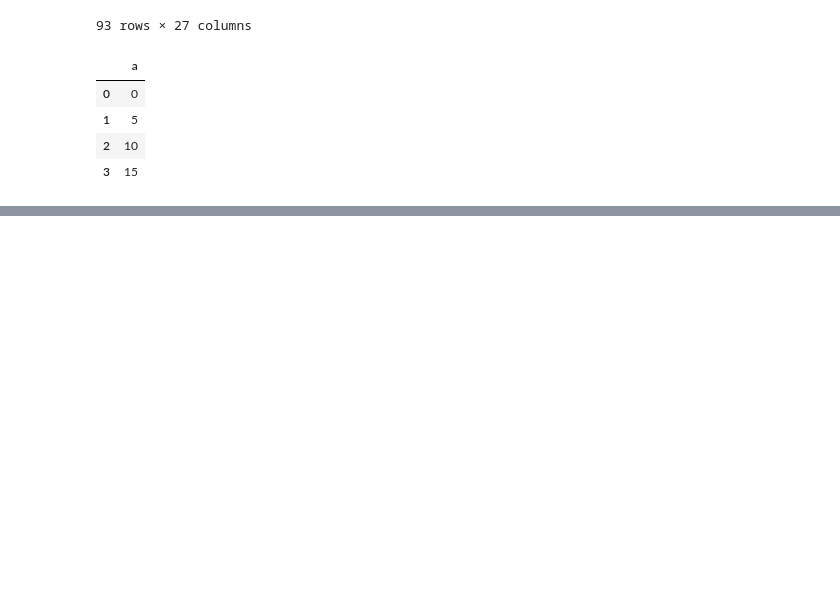
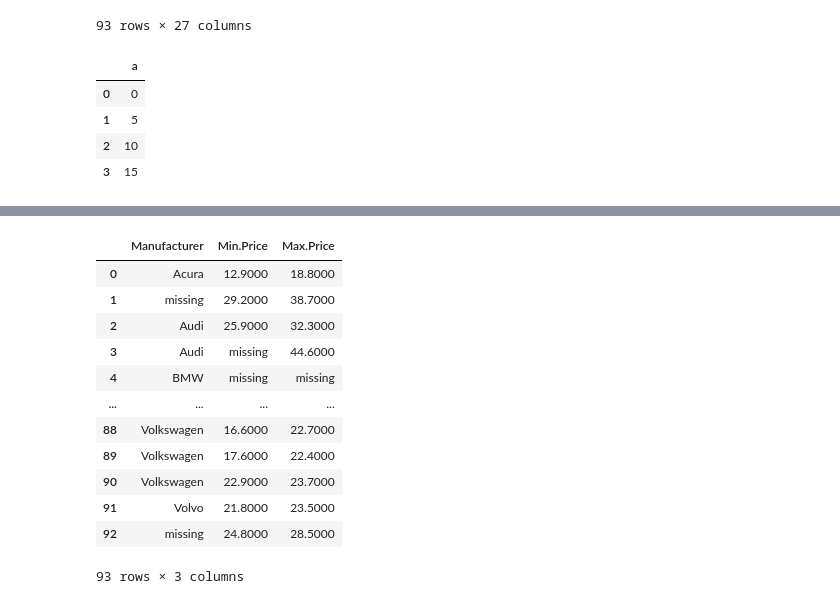
Before and after one commit to JinSuJinSu/jupyter-notebook, a Jupyter notebook: Pandas Exercises 41~50.ipynb, the cells around one changed output, grey strips where cells are left out. Saved outputs shown, nothing was run; the diff lists cells and outputs as text; code cells hidden in the pictures; blank space fills up the shorter version.

```diff
--- a/Pandas Exercises 41~50.ipynb
+++ b/Pandas Exercises 41~50.ipynb
@@ -115,0 +165,8 @@ df = pd.DataFrame(np.arange(20).reshape(-1, 5), columns=list('abcde'))
+# %%
+#Exercise47
+#Suppress scientific notations like ‘e-03’ in df and print upto 4 numbers after decimal.
+
+df = pd.DataFrame(np.random.random(4)**10, columns=['random'])
+
+pd.set_option('display.float_format', lambda x: '%.4f' % x)
+df
@@ -115,0 +204,27 @@ df = pd.DataFrame(np.arange(20).reshape(-1, 5), columns=list('abcde'))
+# %%
+#Exercise50
+#In df, Replace NaNs with ‘missing’ in columns 'Manufacturer', 'Model' and 'Type'
+#and create a index as a combination of these three columns and check if the index is a primary key.
+# 나중에 풀기
+
+
+df = pd.read_csv('https://raw.githubusercontent.com/selva86/datasets/master/Cars93_miss.csv', usecols=[0,1,2,3,5])
+
+df = df[['Manufacturer','Min.Price', 'Max.Price']] = \
+df[['Manufacturer','Min.Price', 'Max.Price']].apply(lambda x: x.fillna('missing'))
+
+df
+# %% [output]
+|  | Manufacturer | Min.Price | Max.Price |
+| 0 | Acura | 12.9000 | 18.8000 |
+| 1 | missing | 29.2000 | 38.7000 |
+| 2 | Audi | 25.9000 | 32.3000 |
+| 3 | Audi | missing | 44.6000 |
+| 4 | BMW | missing | missing |
+| ... | ... | ... | ... |
+| 88 | Volkswagen | 16.6000 | 22.7000 |
+| 89 | Volkswagen | 17.6000 | 22.4000 |
+| 90 | Volkswagen | 22.9000 | 23.7000 |
+| 91 | Volvo | 21.8000 | 23.5000 |
+| 92 | missing | 24.8000 | 28.5000 |
+93 rows × 3 columns
```
Also changed, not shown: parts of 6 cells of this notebook, 6 other files.
